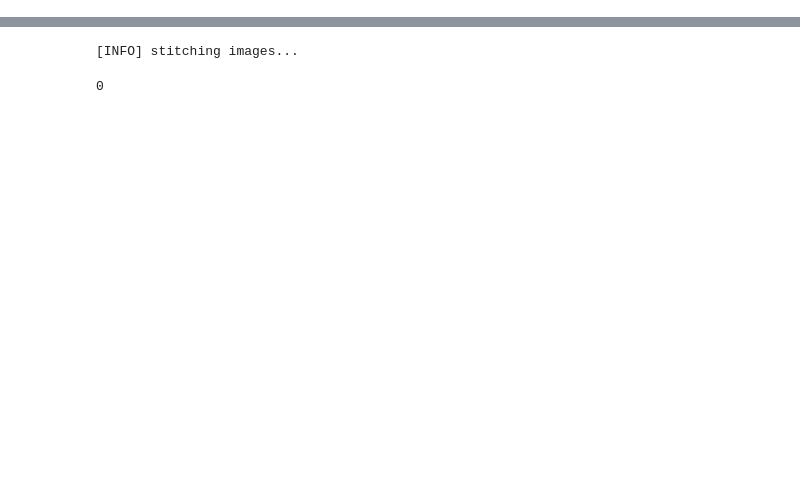
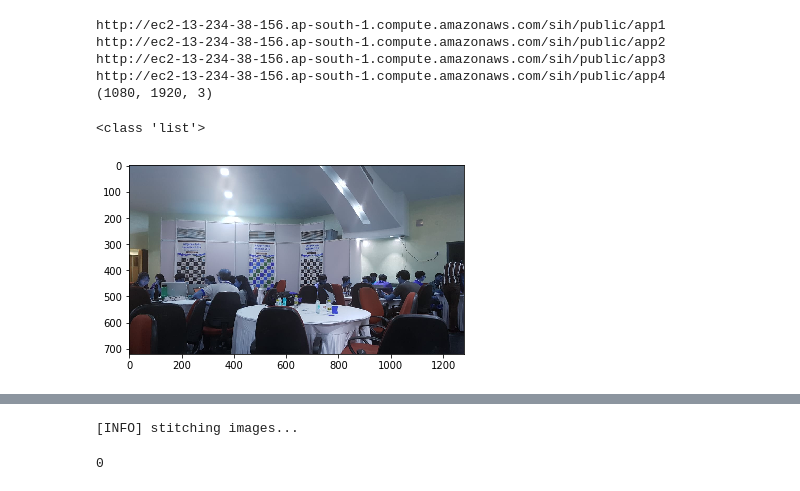
Before and after one commit to harshitadd/AirHero, a Jupyter notebook: ImageStich.py.ipynb, the cells around one changed output, grey strips where cells are left out. Cells and saved outputs as stored; diff of their text form; code cells hidden in the pictures; blank space fills up the shorter version.

Commit message:
Image sticher

```diff
--- a/ImageStich.py.ipynb
+++ b/ImageStich.py.ipynb
@@ -8,0 +12,17 @@ import matplotlib.pyplot as plt
+# %%
+images = []
+for i in range(1,5):
+    url = 'http://ec2-13-234-38-156.ap-south-1.compute.amazonaws.com/sih/public/app'+str(i)
+    response = requests.get(url)
+    img = Image.open(BytesIO(response.content))
+    images.append(img)
+    print(url)
+print(np.shape(images[0]))
+# response = requests.get(url)
+# img = Image.open(BytesIO(response.content))
+# %% [output]
+http://ec2-13-234-38-156.ap-south-1.compute.amazonaws.com/sih/public/app1
+http://ec2-13-234-38-156.ap-south-1.compute.amazonaws.com/sih/public/app2
+http://ec2-13-234-38-156.ap-south-1.compute.amazonaws.com/sih/public/app3
+http://ec2-13-234-38-156.ap-south-1.compute.amazonaws.com/sih/public/app4
+(1080, 1920, 3)
@@ -16,5 +51,11 @@ im3 = cv2.imread(p3)
 # %%
 images = []
 images.append(im1)
+plt.imshow(im1)
 images.append(im2)
-images.append(im3)
+plt.imshow(im2)
+
+print(type(images))
+# %% [output]
+<class 'list'>
+[figure, added]
```
Also changed, not shown: parts of 8 cells of this notebook.
